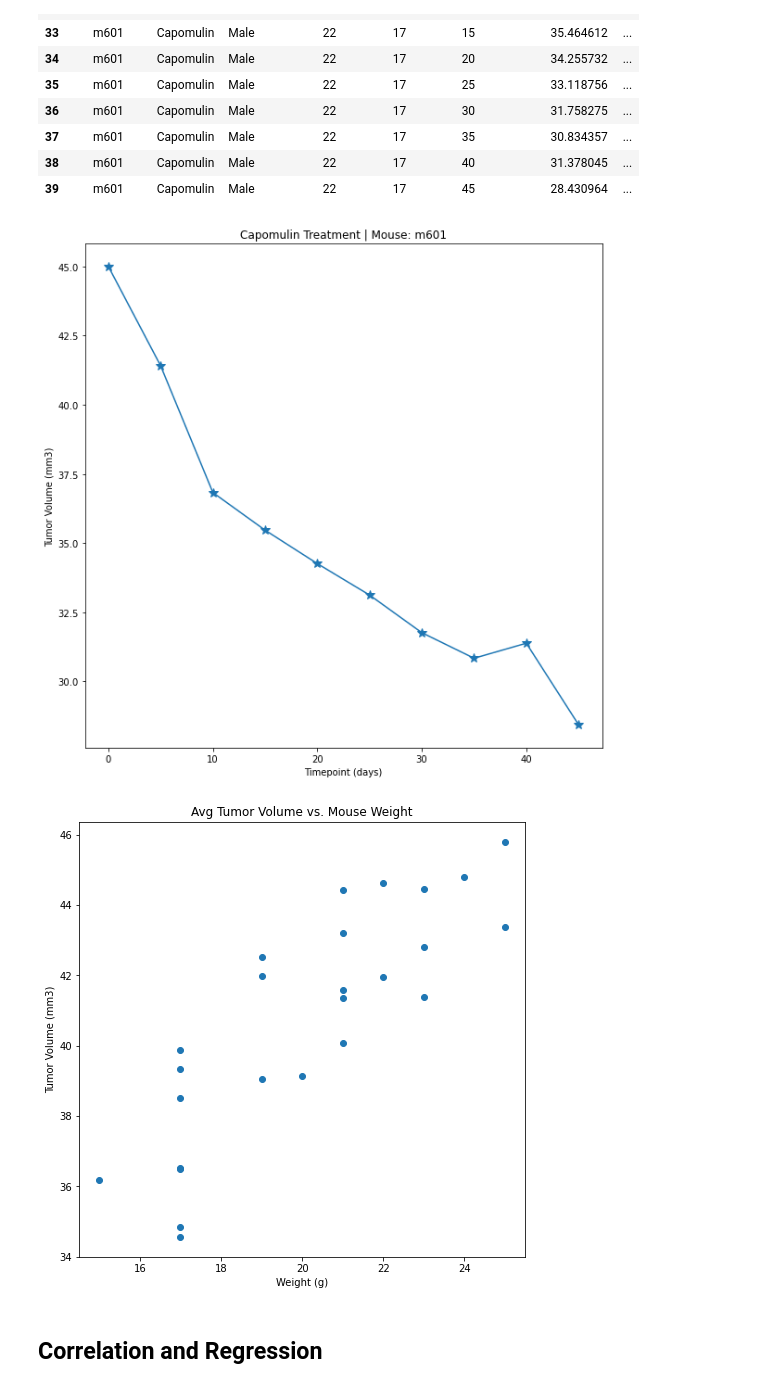
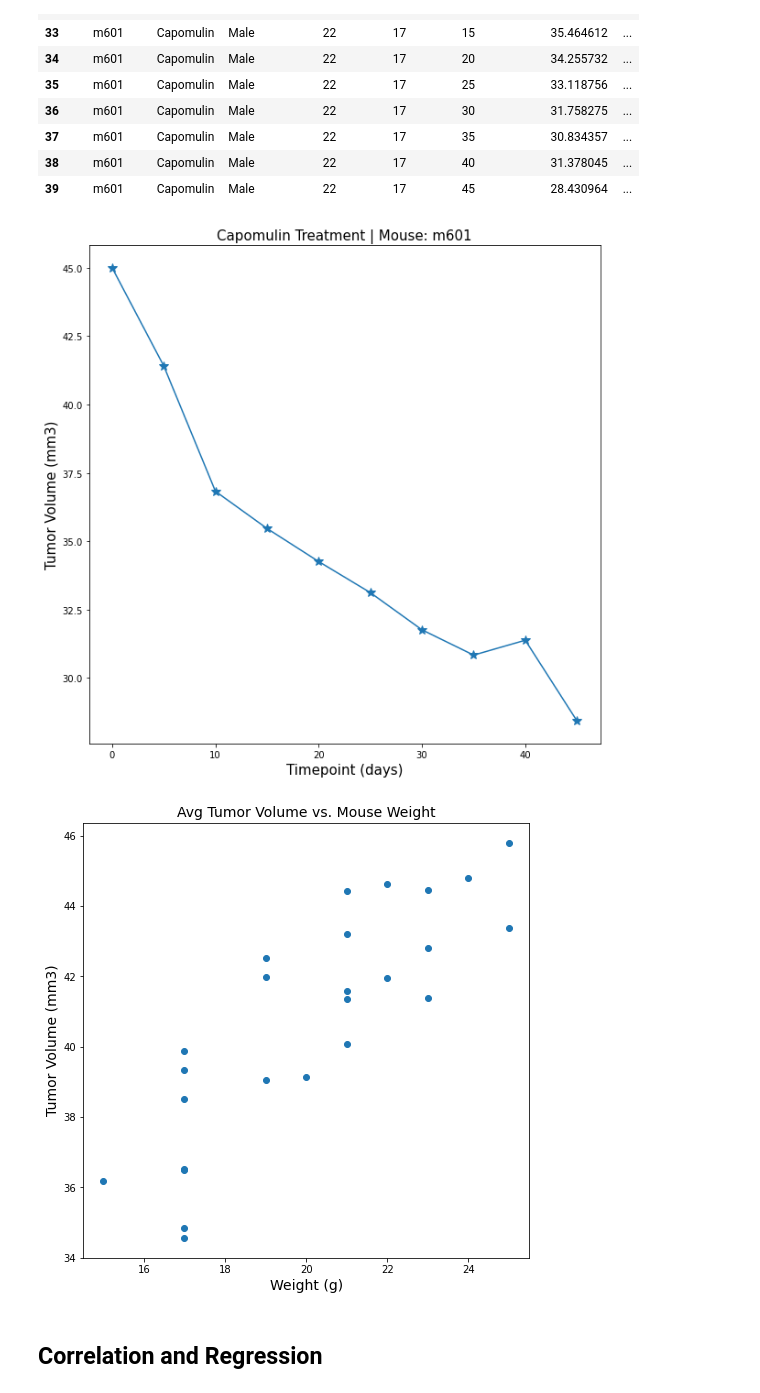
Before and after one commit to IanArch-git/matplotlib-challenge, a Jupyter notebook: Pymaceuticals/Pymaceuticals.ipynb, the cells around one changed output. Saved outputs shown, nothing was run; the diff lists cells and outputs as text; code cells hidden in the pictures.

```diff
--- a/Pymaceuticals/Pymaceuticals.ipynb
+++ b/Pymaceuticals/Pymaceuticals.ipynb
@@ -357,30 +358,30 @@ y_axis1 = m601['Tumor Volume (mm3)']
 fig1, ax1 = plt.subplots(figsize = (10,10))
 
 plt.plot(x_axis1, y_axis1,marker = '*', markersize = 10, linewidth = 1.5)
-plt.title("Capomulin Treatment | Mouse: m601")
-plt.xlabel("Timepoint (days)")
-plt.ylabel("Tumor Volume (mm3)")
+plt.title("Capomulin Treatment | Mouse: m601",fontsize = 15)
+plt.xlabel("Timepoint (days)",fontsize = 15)
+plt.ylabel("Tumor Volume (mm3)",fontsize = 15)
 plt.show()
 # %% [output]
-[figure, old version]
+[figure, new version]
 # %%
 # Generate a scatter plot of average tumor volume vs. mouse weight for the Capomulin regimen
 capo_df = dups_df.loc[dups_df['Drug Regimen'] == 'Capomulin']
 capo_df
 
 avgz = capo_df.groupby(['Mouse ID']).mean()
 
 x_axis2 = avgz['Weight (g)']
 y_axis2 = avgz['Tumor Volume (mm3)']
 
 fig1, ax1 = plt.subplots(figsize = (8,8))
 
 plt.scatter(x_axis2, y_axis2)
-plt.title("Avg Tumor Volume vs. Mouse Weight")
-plt.xlabel("Weight (g)")
-plt.ylabel("Tumor Volume (mm3)")
+plt.title("Avg Tumor Volume vs. Mouse Weight",fontsize = 14)
+plt.xlabel("Weight (g)",fontsize = 14)
+plt.ylabel("Tumor Volume (mm3)",fontsize = 14)
 plt.show()
 # %% [output]
-[figure, old version]
+[figure, new version]
 # %% [markdown]
 ## Correlation and Regression
```
Also changed, not shown: parts of 9 cells of this notebook.
